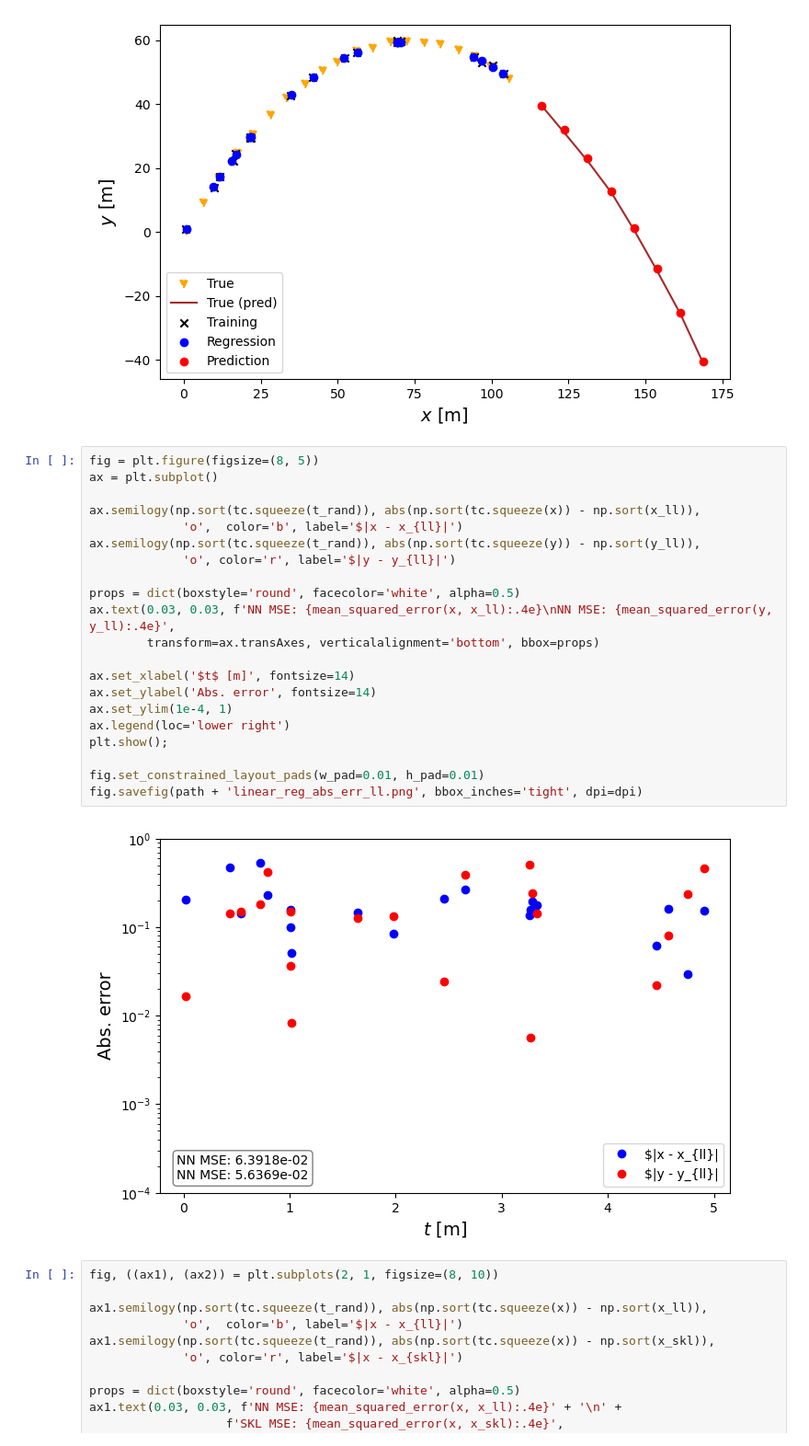
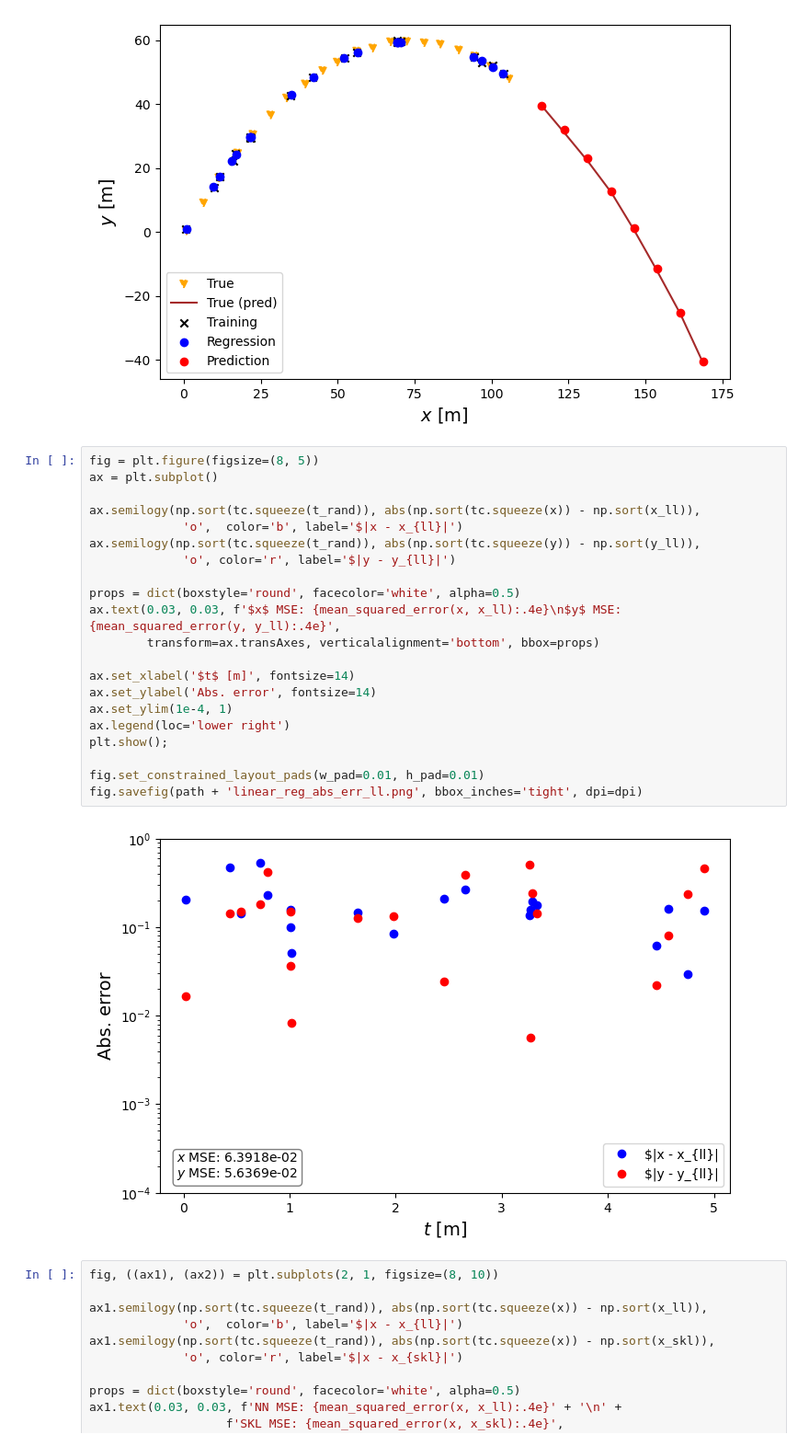
Before and after one commit to AJG91/linear-regression, a Jupyter notebook: notebooks/linear_regression-projectile_motion.ipynb, the cells around one changed output. Shown: that part at 92% size. Saved outputs shown, nothing was run; the diff lists cells and outputs as text.

```diff
--- a/notebooks/linear_regression-projectile_motion.ipynb
+++ b/notebooks/linear_regression-projectile_motion.ipynb
@@ -268,26 +268,26 @@ fig.savefig(path + 'linear_reg_ll_y_vs_x.png', bbox_inches='tight', dpi=dpi)
 # %%
 fig = plt.figure(figsize=(8, 5))
 ax = plt.subplot()
 
 ax.semilogy(np.sort(tc.squeeze(t_rand)), abs(np.sort(tc.squeeze(x)) - np.sort(x_ll)),
              'o',  color='b', label='$|x - x_{ll}|')
 ax.semilogy(np.sort(tc.squeeze(t_rand)), abs(np.sort(tc.squeeze(y)) - np.sort(y_ll)),
              'o', color='r', label='$|y - y_{ll}|')
 
 props = dict(boxstyle='round', facecolor='white', alpha=0.5)
-ax.text(0.03, 0.03, f'NN MSE: {mean_squared_error(x, x_ll):.4e}\nNN MSE: {mean_squared_error(y, y_ll):.4e}',
+ax.text(0.03, 0.03, f'$x$ MSE: {mean_squared_error(x, x_ll):.4e}\n$y$ MSE: {mean_squared_error(y, y_ll):.4e}',
         transform=ax.transAxes, verticalalignment='bottom', bbox=props)
 
 ax.set_xlabel('$t$ [m]', fontsize=14)
 ax.set_ylabel('Abs. error', fontsize=14)
 ax.set_ylim(1e-4, 1)
 ax.legend(loc='lower right')
 plt.show();
 
 fig.set_constrained_layout_pads(w_pad=0.01, h_pad=0.01)
 fig.savefig(path + 'linear_reg_abs_err_ll.png', bbox_inches='tight', dpi=dpi)
 # %% [output]
-[figure, old version]
+[figure, new version]
 # %%
 fig, ((ax1), (ax2)) = plt.subplots(2, 1, figsize=(8, 10))
 
```
Also changed, not shown: parts of 1 cell of this notebook, 2 other files.
